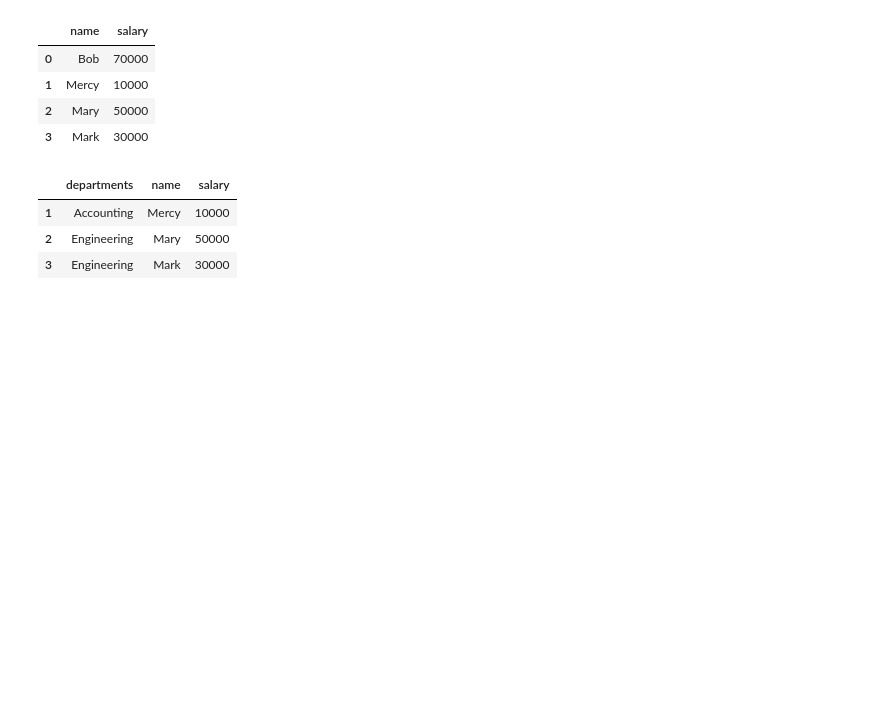
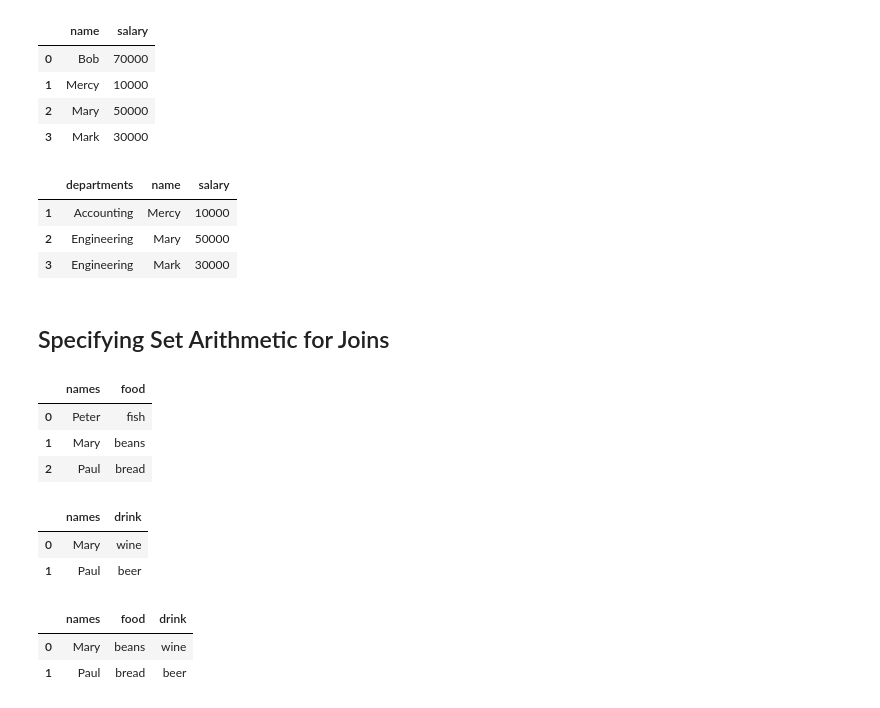
Before and after one commit to WillardDev/Python_Data_Analysis, a Jupyter notebook: Merge_and_Join.ipynb, the cells around one changed output. Drawn from its saved outputs; the diff is of its cells as text; code cells hidden in the pictures; blank space fills up the shorter version.

```diff
--- a/Merge_and_Join.ipynb
+++ b/Merge_and_Join.ipynb
@@ -245,3 +245,5 @@ display(df1a, df3, pd.merge(df1a, df3, left_index=True, right_on='name'))
 | 1 | Accounting | Mercy | 10000 |
 | 2 | Engineering | Mary | 50000 |
 | 3 | Engineering | Mark | 30000 |
+# %% [markdown]
+## Specifying Set Arithmetic for Joins
@@ -247,0 +260,13 @@ display(df1a, df3, pd.merge(df1a, df3, left_index=True, right_on='name'))
+# %%
+display(df6, df7, pd.merge(df6, df7))
+# %% [output]
+|  | names | food |
+| 0 | Peter | fish |
+| 1 | Mary | beans |
+| 2 | Paul | bread |
+|  | names | drink |
+| 0 | Mary | wine |
+| 1 | Paul | beer |
+|  | names | food | drink |
+| 0 | Mary | beans | wine |
+| 1 | Paul | bread | beer |
```
Also changed, not shown: parts of 5 cells of this notebook.
